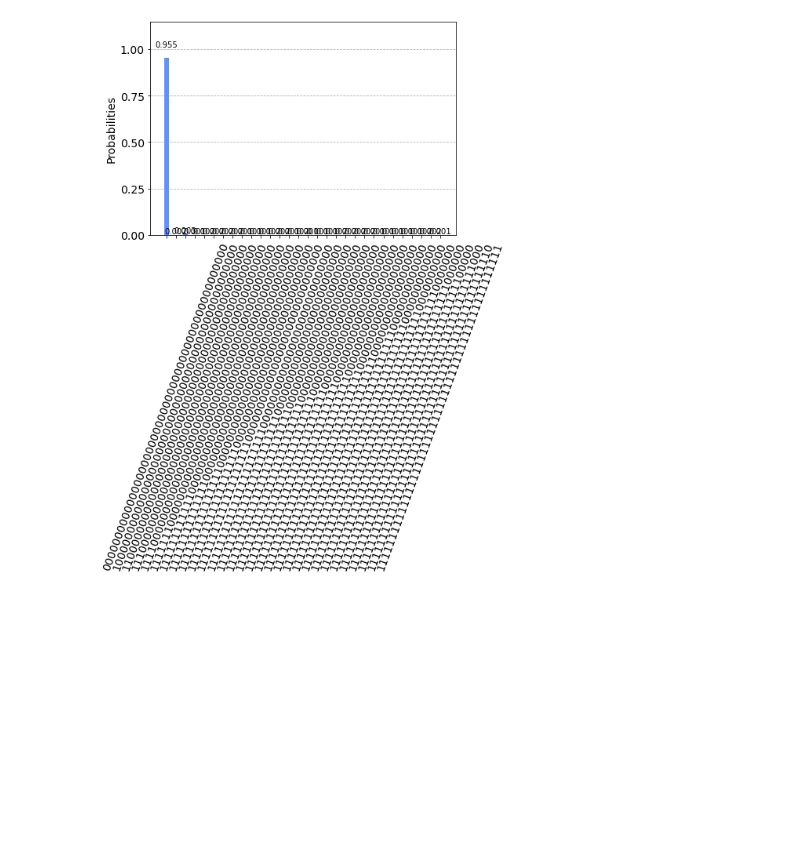
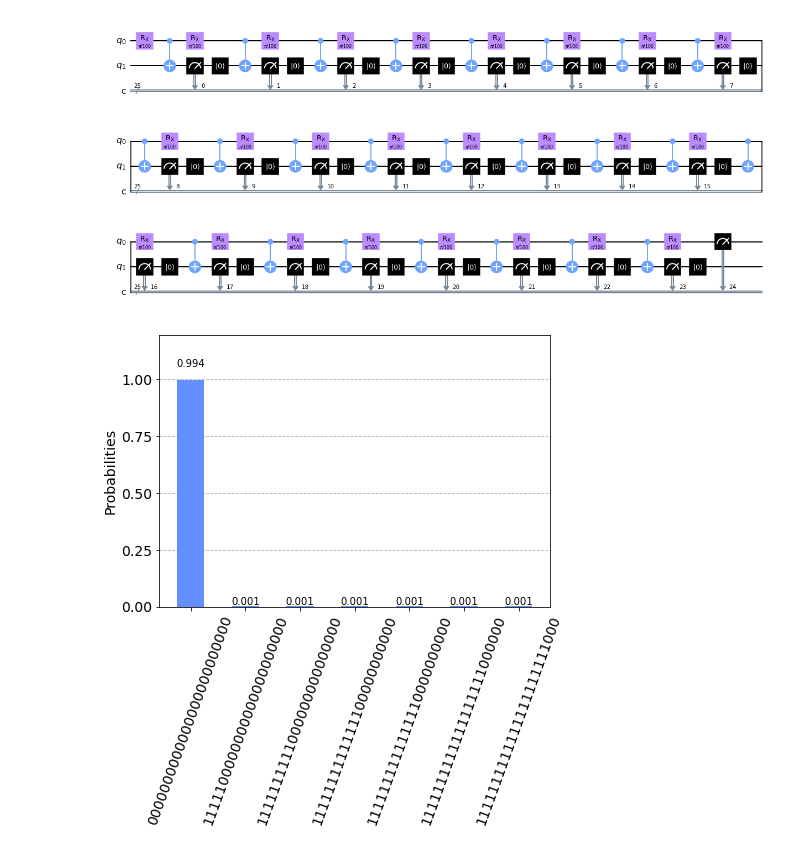
Before and after one commit to FreddyTF/QuantumBiscuit, a Jupyter notebook: InitialNotebook-Copy1.ipynb, the cells around one changed output. Cells and saved outputs as stored; diff of their text form; code cells hidden in the pictures; blank space fills up the shorter version.

Commit message:
implemented forumla no bomb there

```diff
--- a/InitialNotebook-Copy1.ipynb
+++ b/InitialNotebook-Copy1.ipynb
@@ -106,43 +100,45 @@ bomb_tester.draw(output='mpl')
 # %%
 from qiskit.circuit import QuantumRegister, ClassicalRegister
 import numpy as np
-from qiskit.circuit.library import RXGate
+from qiskit.circuit.library import RXGate, RYGate
 
 from qiskit.providers.aer import QasmSimulator
 from qiskit.visualization import plot_histogram
 
 simulator = QasmSimulator()
 
 
 
-cycles = 50 # Choose the number of times we want to pass our photon through the mystery box. The more, the better.
-theta = np.pi/cycles # The correct reflectivity of our beamsplitter is chosen for the quantum Zeno effect to work.
+cycles = 25 # Choose the number of times we want to pass our photon through the mystery box. The more, the better.
+theta = np.pi/100 # The correct reflectivity of our beamsplitter is chosen for the quantum Zeno effect to work.
 
 # Create our quantum circuit
 qr = QuantumRegister(2, 'q')
 cr = ClassicalRegister(cycles, 'c')
 zeno_tester = QuantumCircuit(qr, cr)
 
 # Create a chain of our variable beamsplitters and C-NOT bombs
 for cycle in range(cycles-1):
     zeno_tester.append(RXGate(theta), [qr[0]])
     zeno_tester.cx(0, 1)
     zeno_tester.measure(qr[1],cr[cycle])
     zeno_tester.reset(qr[1])
 
 # Add a final beamsplitter
 zeno_tester.append(RXGate(theta), [qr[0]])
 
 #Measure our photon to predict whether there is a bomb, and measure our bomb qubit to see if it exploded.
 zeno_tester.measure(qr[0],cr[cycles-1])
 zeno_tester.draw(output='mpl')
-
-# Running the Zeno bomb tester
-
-zeno_job = simulator.run(zeno_tester, shots=1000)
-zeno_result = zeno_job.result()
-zeno_counts = zeno_result.get_counts(zeno_tester)
-
-plot_histogram(zeno_counts)
 # %% [output]
-[figure, old version]
+[figure, new version]
+# %%
+# Running the Zeno bomb tester
+
+zeno_job = simulator.run(zeno_tester, shots=1000)
+zeno_result = zeno_job.result()
+zeno_counts = zeno_result.get_counts(zeno_tester)
+
+plot_histogram(zeno_counts)
+# %% [output]
+[figure, added]
```
Also changed, not shown: parts of 3 cells of this notebook.
